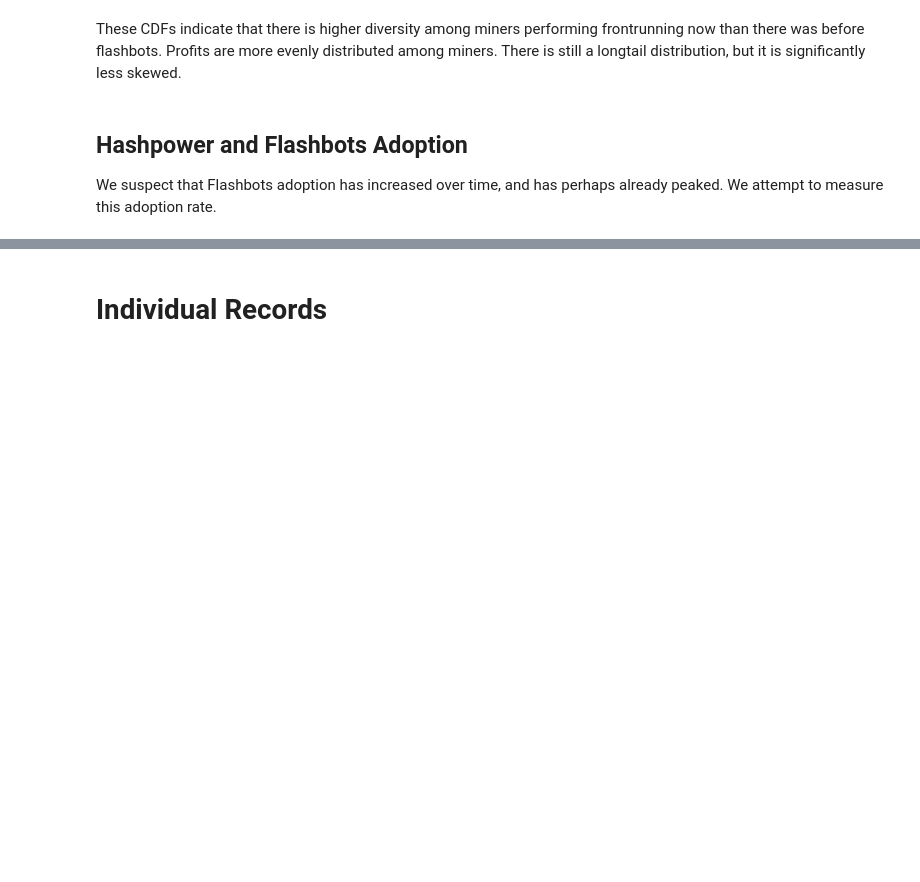
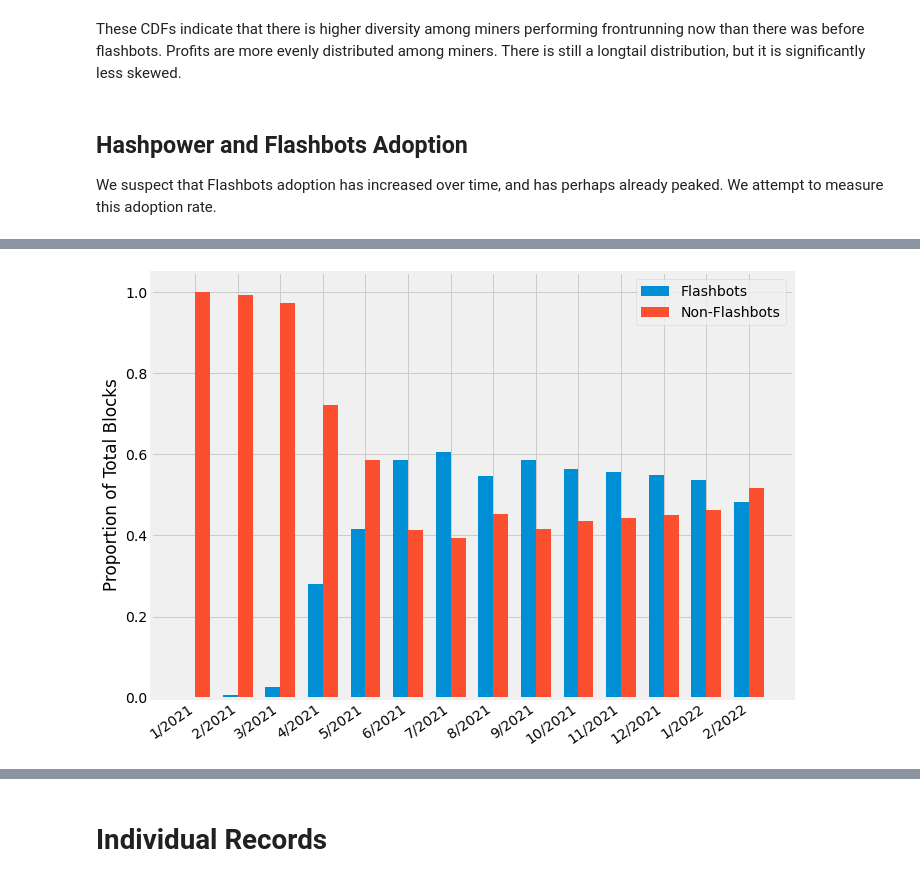
Before and after one commit to a-flashbot-in-the-pan/a-flashbot-in-the-pan, a Jupyter notebook: FlashbotsAnalysis.ipynb, the cells around one changed output, grey strips where cells are left out. Cells and saved outputs as stored; diff of their text form; code cells hidden in the pictures; blank space fills up the shorter version.

Commit message:
Hashpower analysis and miner power analysis

```diff
--- a/FlashbotsAnalysis.ipynb
+++ b/FlashbotsAnalysis.ipynb
@@ -524,7 +524,7 @@ all_detected_insertions.index = pd.to_datetime(all_detected_insertions["block_ti
 all_detected_insertions.insert(3, 'counter', 1)
 all_detected_insertions["daily_rolling_sum"] = all_detected_insertions.rolling("1D").sum().counter
 # %%
-fb_all_txs = pd.DataFrame(list(flashbots_txs.find({}, {"block_number":1}))).sort_values(by='block_number')
+fb_all_txs = pd.DataFrame(list(flashbots_txs.find({}, {"block_number":1, "miner":1}))).sort_values(by='block_number')
 fb_all_txs.insert(2, 'counter', 1)
 
 # This really should be a timeseries, need different data
@@ -744,0 +788,32 @@ monthly_block_ranges = [
+# %%
+plt.style.use('fivethirtyeight')
+fig, ax = plt.subplots()
+fig.patch.set_facecolor('white')
+fig.set_figwidth(10)
+fig.set_figheight(7)
+
+
+
+x = np.arange(len(months))  # the label locations
+width = 0.35  # the width of the bars
+
+rects1 = ax.bar(x - width/2, hashpower_analysis_df['fb_proportion'], width, label='Flashbots')
+rects2 = ax.bar(x + width/2, hashpower_analysis_df['non_fb_proportion'], width, label='Non-Flashbots')
+
+# Add some text for labels, title and custom x-axis tick labels, etc.
+ax.set_ylabel('Proportion of Total Blocks')
+#ax.set_title('Scores by group and gender')
+ax.set_xticks(x)
+ax.set_xticklabels(months)
+
+ax.legend()
+
+
+for label in ax.get_xticklabels(which='major'):
+    label.set(rotation=35, horizontalalignment='right')
+
+fig.tight_layout()
+
+plt.show()
+# %% [output]
+[figure, added]
```
Also changed, not shown: parts of 4 cells of this notebook.
